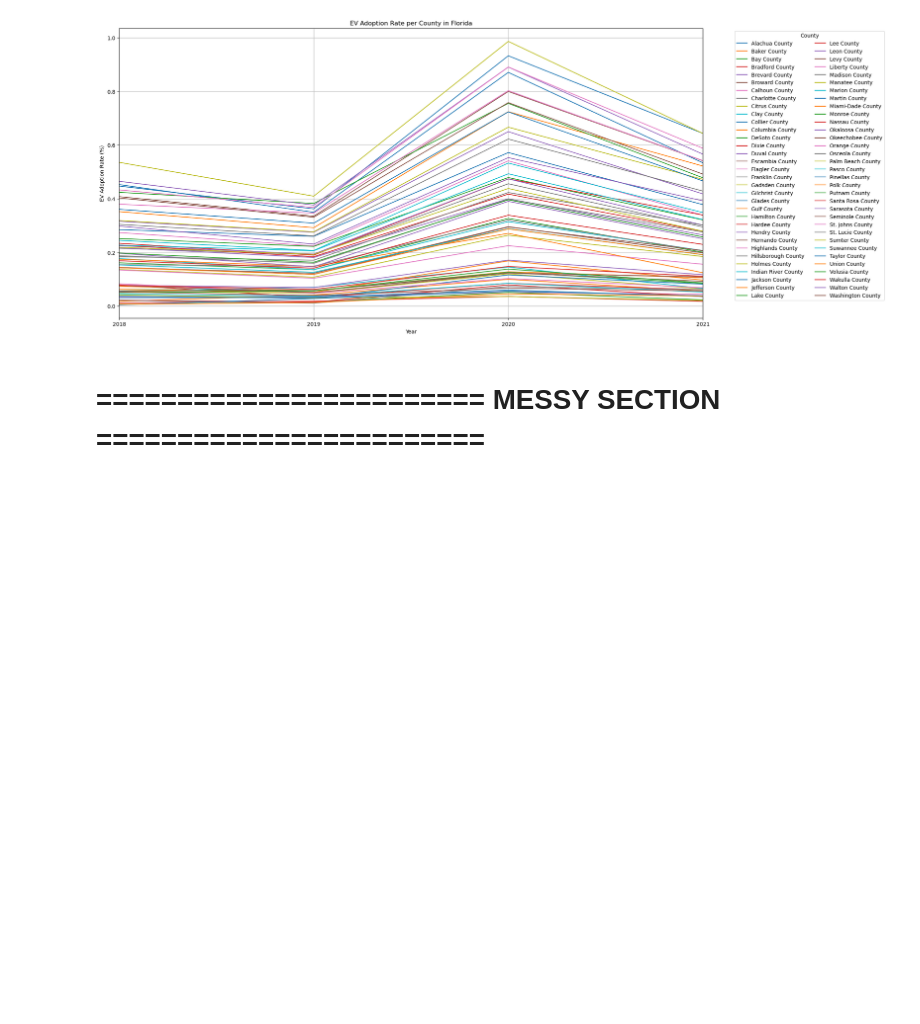
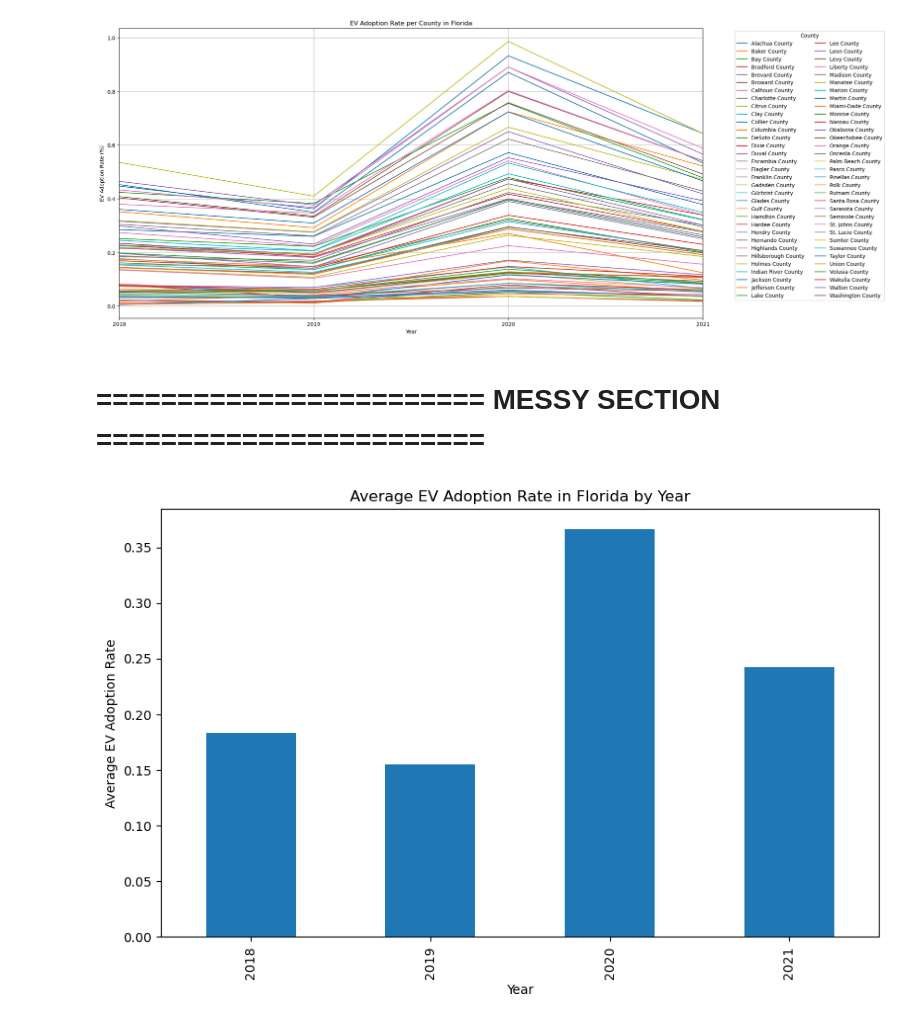
Before and after one commit to rune-encoder/Project-1, a Jupyter notebook: notebooks/individual_work/christian_exploration/data_analysis/fl_ev_population_analysis.ipynb, the cells around one changed output. Saved outputs shown, nothing was run; the diff lists cells and outputs as text; code cells hidden in the pictures; blank space fills up the shorter version.

```diff
--- a/notebooks/individual_work/christian_exploration/data_analysis/ev_population_analysis.ipynb
+++ b/notebooks/individual_work/christian_exploration/data_analysis/fl_ev_population_analysis.ipynb
@@ -387,7 +410,12 @@ fl_ev_adoption_df.loc[fl_ev_adoption_df["zip_codes"].isna(), :]
 ### Savepoint: Evaluate New EV Adoption Rate DataFrame
 # %%
 # Sort the DataFrame by year, state, and county
-fl_ev_adoption_df.sort_values(['year', 'state', 'county'], inplace=True)
+fl_ev_adoption_df.sort_values(['year', 'state', 'county', 'registration_date'], inplace=True)
+
+# Save the DataFrame to a CSV file
+file_name = "fl_ev_population.csv"
+file_path = Path(f"../../../../data/processed_data/{file_name}")
+save_csv_file(fl_ev_adoption_df, file_path)
 
 print("Shape:", fl_ev_adoption_df.shape)
 fl_ev_adoption_df
@@ -563,3 +592,13 @@ Plot saved to `..\..\..\..\reports\figures\ev_adoption_rate_per_county_florida.p
 [figure]
 # %% [markdown]
 # ======================== MESSY SECTION ========================
+# %%
+import matplotlib.pyplot as plt
+
+fl_ev_adopt_year.groupby('year')['ev_adoption_rate'].mean().plot(kind='bar', figsize=(10, 6))
+plt.title('Average EV Adoption Rate in Florida by Year')
+plt.xlabel('Year')
+plt.ylabel('Average EV Adoption Rate')
+plt.show()
+# %% [output]
+[figure, added]
```
Also changed, not shown: parts of 3 cells of this notebook, 3 other files.
